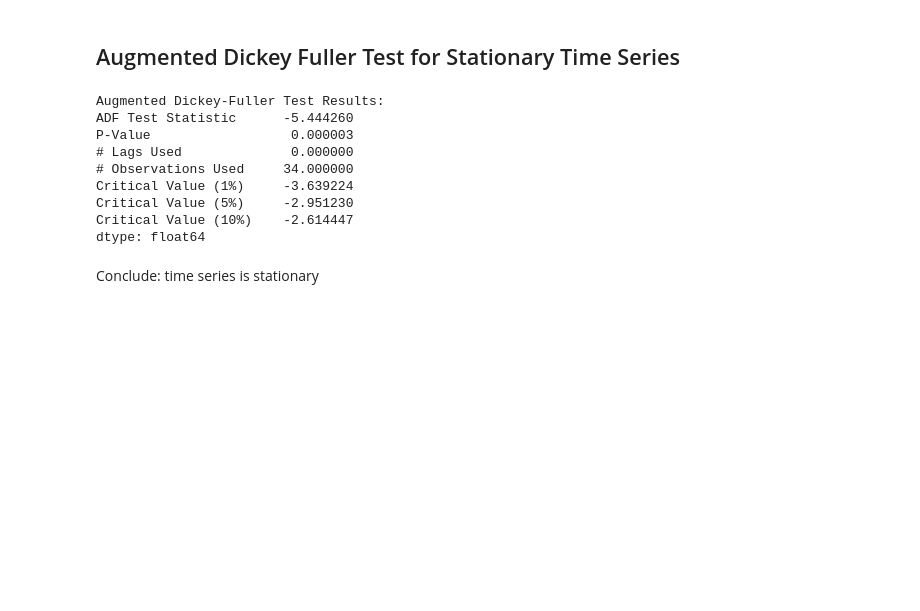
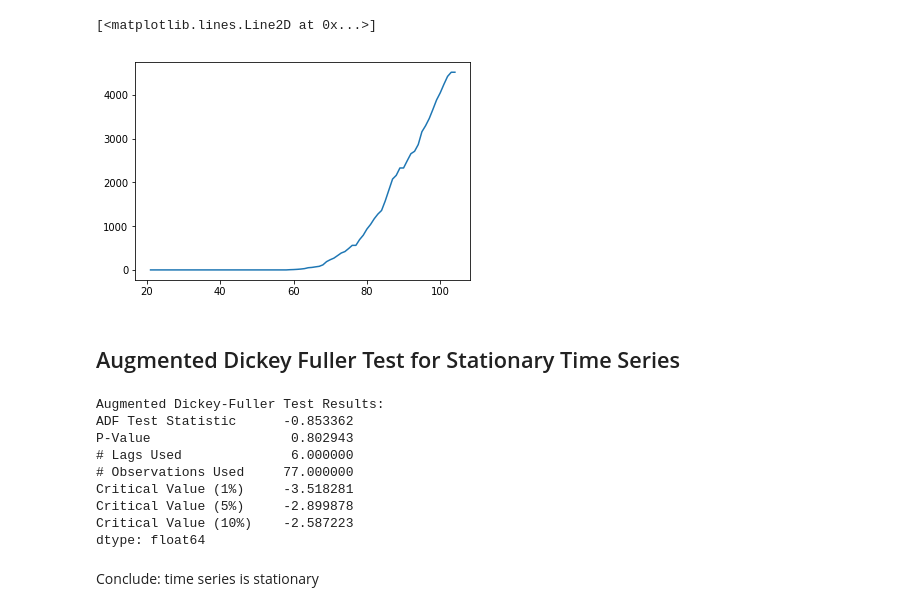
Before and after one commit to majesticfish/CS156B-Covid-Challenge, a Jupyter notebook: exploratory/Sean's Notebook/Get sum data.ipynb, the cells around one changed output. Cells and saved outputs as stored; diff of their text form; code cells hidden in the pictures; blank space fills up the shorter version.

```diff
--- a/exploratory/Sean's Notebook/Get sum data.ipynb
+++ b/exploratory/Sean's Notebook/Get sum data.ipynb
@@ -35,14 +100,30 @@ cum_deaths = cum_deaths.iloc[1:]
 def get_cum_deaths(fips):
     idx = cum_deaths.index[cum_deaths['countyFIPS'] == fips].values[0]
     county_deaths = cum_deaths.loc[cum_deaths['countyFIPS'] == fips]
-    county_deaths
     dates = pd.to_datetime(county_deaths.columns[4:].values).map(lambda dt : str(dt))
     X = np.array([(get_date(d[:10]) - get_date('2020-01-01')).days for d in dates])
     y = []
-    county_deaths.head()
     for i in range(4, len(county_deaths.columns)):
         y.append(county_deaths.loc[idx,county_deaths.columns[i]])
     return X, y
+
+cum_cases = pd.read_csv(f"{homedir}/data/us/covid/confirmed_cases.csv")
+cum_cases = cum_cases.iloc[1:]
+def get_cum_cases(fips):
+    idx = cum_cases.index[cum_cases['countyFIPS'] == fips].values[0]
+    county_cases = cum_cases.loc[cum_cases['countyFIPS'] == fips]
+    dates = pd.to_datetime(county_cases.columns[4:].values).map(lambda dt : str(dt))
+    X = np.array([(get_date(d[:10]) - get_date('2020-01-01')).days for d in dates])
+    y = []
+    for i in range(4, len(county_cases.columns)):
+        y.append(county_cases.loc[idx,county_cases.columns[i]])
+    return X, y
+# %%
+X, y = get_cum_cases(53033)
+plt.plot(X,y)
+# %% [output]
+[<matplotlib.lines.Line2D at 0x...>]
+[figure, added]
 # %%
 NYT_counties_daily = pd.read_csv(f"{homedir}/data/us/covid/nyt_us_counties_daily.csv")
 # Gets the number of deaths per day of a given county along with the time, counted in days
@@ -129,13 +210,13 @@ print('Augmented Dickey-Fuller Test Results:')
 print(dfResults)
 # %% [output]
 Augmented Dickey-Fuller Test Results:
-ADF Test Statistic      -5.444260
-P-Value                  0.000003
-# Lags Used              0.000000
-# Observations Used     34.000000
-Critical Value (1%)     -3.639224
-Critical Value (5%)     -2.951230
-Critical Value (10%)    -2.614447
+ADF Test Statistic      -0.853362
+P-Value                  0.802943
+# Lags Used              6.000000
+# Observations Used     77.000000
+Critical Value (1%)     -3.518281
+Critical Value (5%)     -2.899878
+Critical Value (10%)    -2.587223
 dtype: float64
 # %% [markdown]
 Conclude: time series is stationary
```
Also changed, not shown: parts of 5 cells of this notebook.
